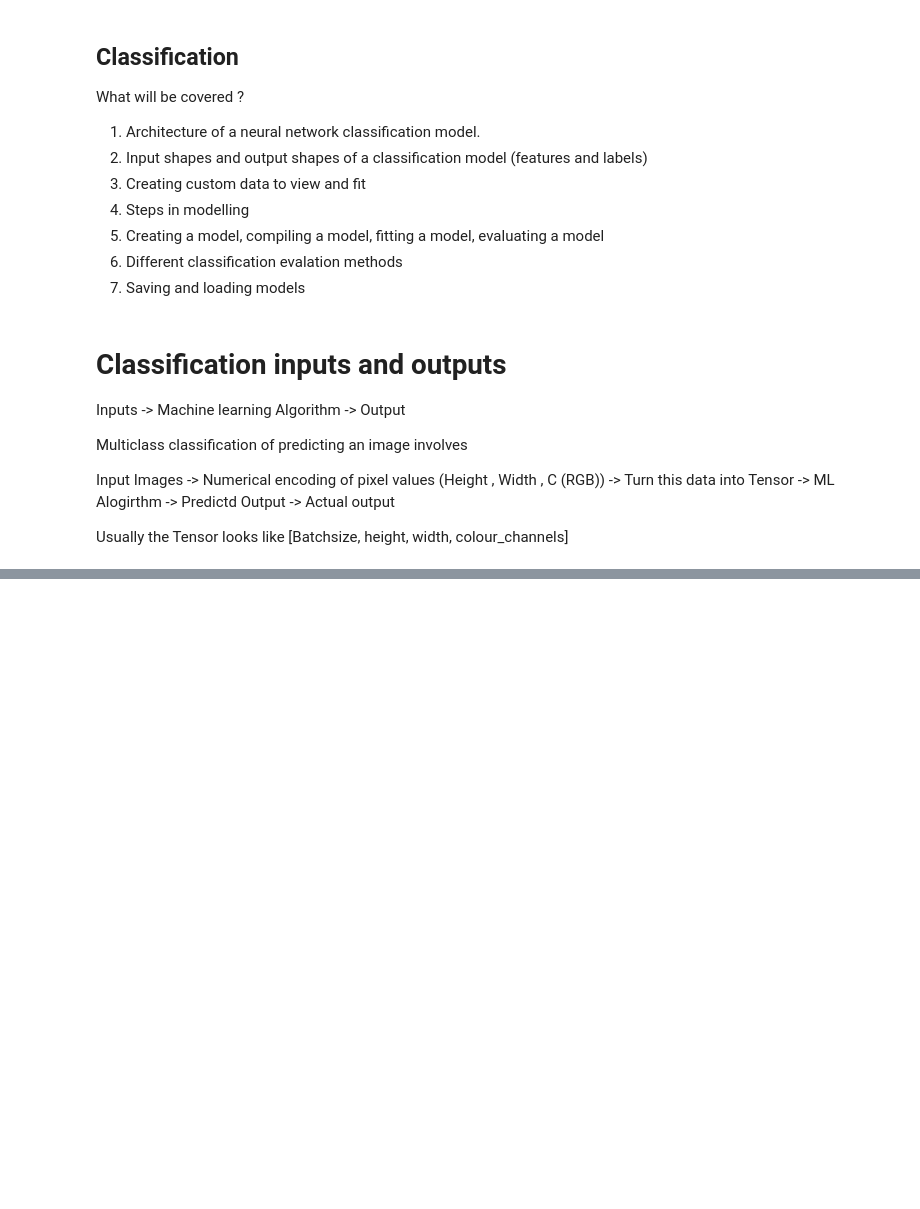
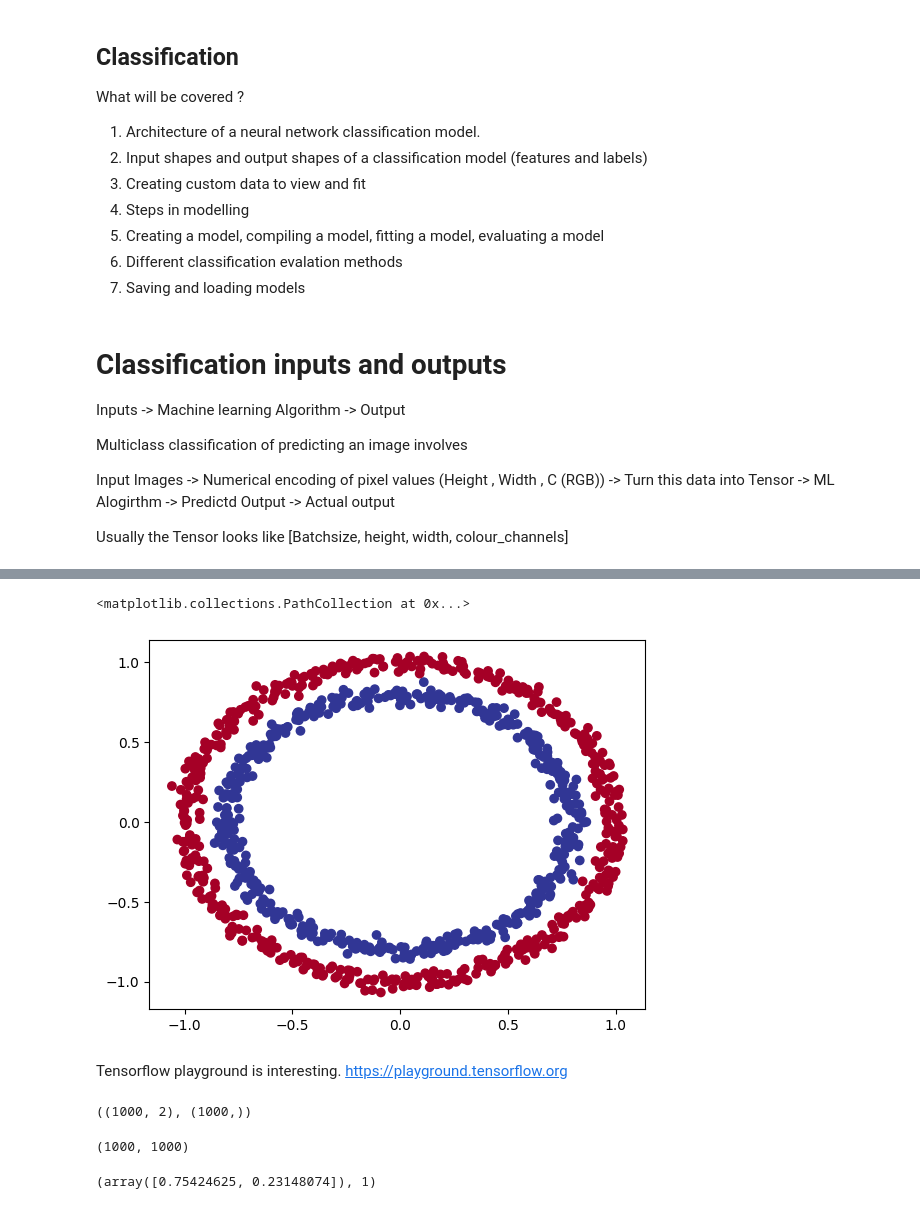
Before and after one commit to murali-marimekala/tensorflow_deeplearning_bootcamp, a Jupyter notebook: 4_Neural_Network_Classification_with_Tensorflow/1_Neural_Network_Classification_with_tensorflow.ipynb, the cells around one changed output, grey strips where cells are left out. Drawn from its saved outputs; the diff is of its cells as text; code cells hidden in the pictures; blank space fills up the shorter version.

```diff
--- a/4_Neural_Network_Classification_with_Tensorflow/1_Neural_Network_Classification_with_tensorflow.ipynb
+++ b/4_Neural_Network_Classification_with_Tensorflow/1_Neural_Network_Classification_with_tensorflow.ipynb
@@ -32,0 +43,9 @@ Usually the Tensor looks like  [Batchsize, height, width, colour_channels]
+# %%
+from sklearn.datasets import make_circles
+#Make 1000 examples
+n_samples = 1000
+
+#Create circles
+X, y = make_circles(n_samples,
+                    noise=0.03,
+                    random_state=42)
@@ -32,0 +96,25 @@ Usually the Tensor looks like  [Batchsize, height, width, colour_channels]
+# %%
+#Visualize with plot
+import matplotlib.pyplot as plt
+plt.scatter(X[:, 0], X[:,1],c=y, cmap=plt.cm.RdYlBu)
+# %% [output]
+<matplotlib.collections.PathCollection at 0x...>
+[figure, added]
+# %% [markdown]
+Tensorflow playground is interesting.
+https://playground.tensorflow.org
+# %%
+#Check shape of features and lables
+X.shape, y.shape
+# %% [output]
+((1000, 2), (1000,))
+# %%
+#Now length of featuresand labels
+len(X), len(y)
+# %% [output]
+(1000, 1000)
+# %%
+#View the first example of features and labels
+X[0], y[0]
+# %% [output]
+(array([0.75424625, 0.23148074]), 1)
```
Also changed, not shown: parts of 11 cells of this notebook.
